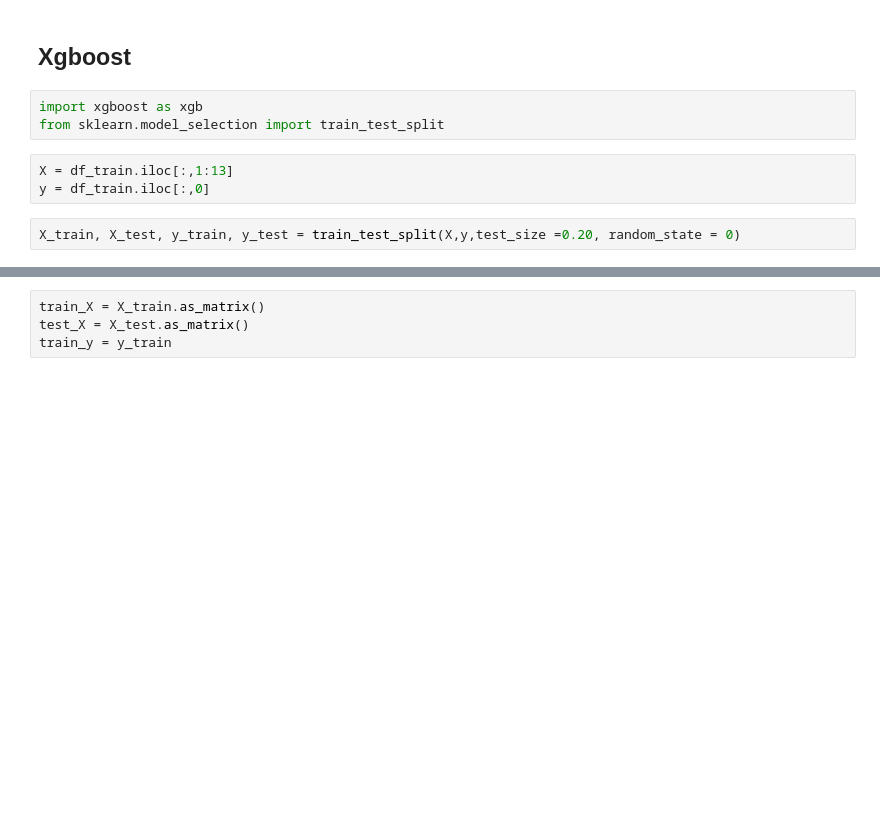
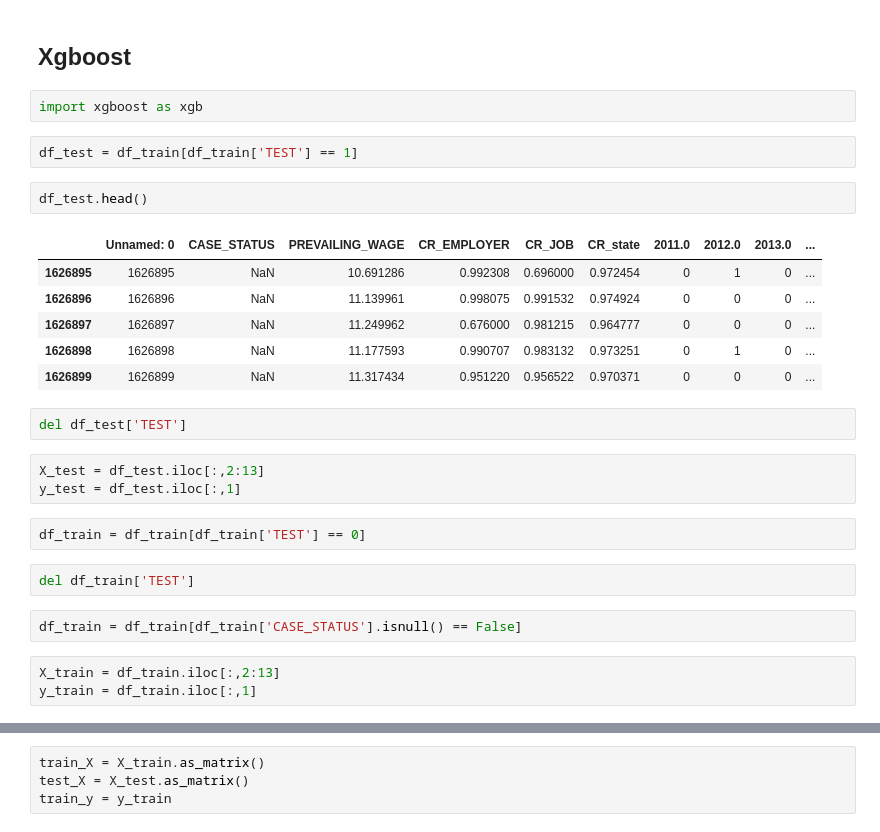
Before and after one commit to entiff/H1B-visa-classification, a Jupyter notebook: BOAZ Mini Project-teahee.ipynb, the cells around one changed output, grey strips where cells are left out. Saved outputs shown, nothing was run; the diff lists cells and outputs as text; blank space fills up the shorter version.

```diff
--- a/BOAZ Mini Project-teahee.ipynb
+++ b/BOAZ Mini Project-teahee.ipynb
@@ -948,9 +965,28 @@ df_train.to_csv("df_train_taehee.csv", mode='w')
 ## Xgboost
 # %%
 import xgboost as xgb
-from sklearn.model_selection import train_test_split
-# %%
-X = df_train.iloc[:,1:13]
-y = df_train.iloc[:,0]
-# %%
-X_train, X_test, y_train, y_test = train_test_split(X,y,test_size =0.20, random_state = 0)
+# %%
+df_test = df_train[df_train['TEST'] == 1]
+# %%
+df_test.head()
+# %% [output]
+|  | Unnamed: 0 | CASE_STATUS | PREVAILING_WAGE | CR_EMPLOYER | CR_JOB | CR_state | 2011.0 | 2012.0 | 2013.0 | ... |
+| 1626895 | 1626895 | NaN | 10.691286 | 0.992308 | 0.696000 | 0.972454 | 0 | 1 | 0 | ... |
+| 1626896 | 1626896 | NaN | 11.139961 | 0.998075 | 0.991532 | 0.974924 | 0 | 0 | 0 | ... |
+| 1626897 | 1626897 | NaN | 11.249962 | 0.676000 | 0.981215 | 0.964777 | 0 | 0 | 0 | ... |
+| 1626898 | 1626898 | NaN | 11.177593 | 0.990707 | 0.983132 | 0.973251 | 0 | 1 | 0 | ... |
+| 1626899 | 1626899 | NaN | 11.317434 | 0.951220 | 0.956522 | 0.970371 | 0 | 0 | 0 | ... |
+# %%
+del df_test['TEST']
+# %%
+X_test = df_test.iloc[:,2:13]
+y_test = df_test.iloc[:,1]
+# %%
+df_train = df_train[df_train['TEST'] == 0]
+# %%
+del df_train['TEST']
+# %%
+df_train = df_train[df_train['CASE_STATUS'].isnull() == False]
+# %%
+X_train = df_train.iloc[:,2:13]
+y_train = df_train.iloc[:,1]
```
Also changed, not shown: parts of 48 cells of this notebook, 3 other files.
